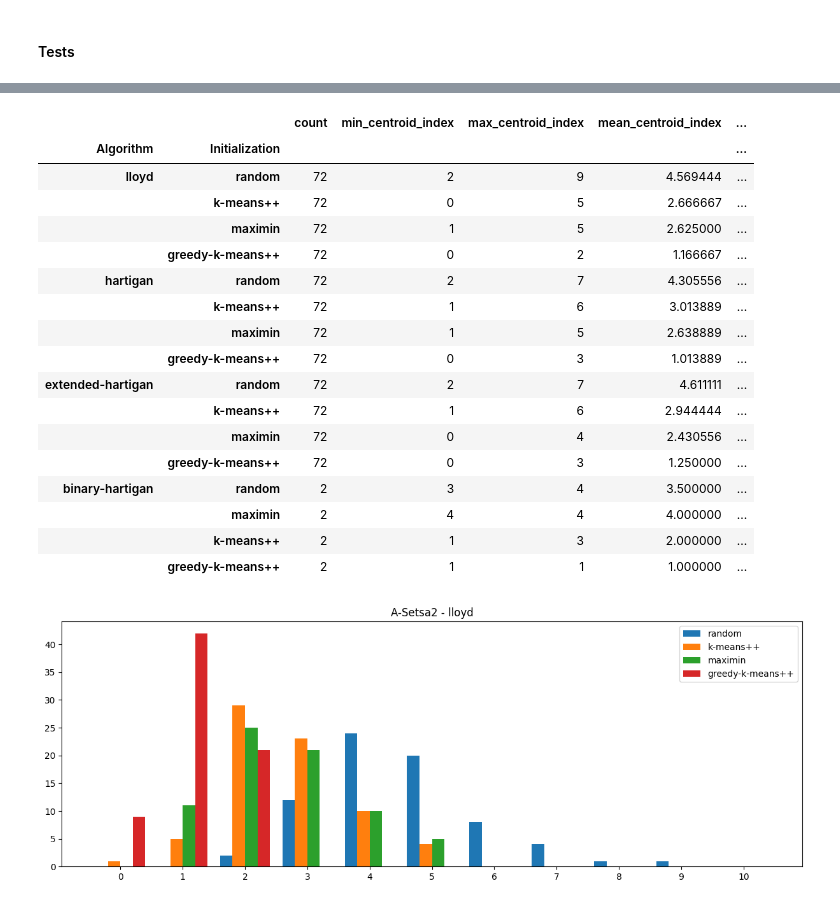
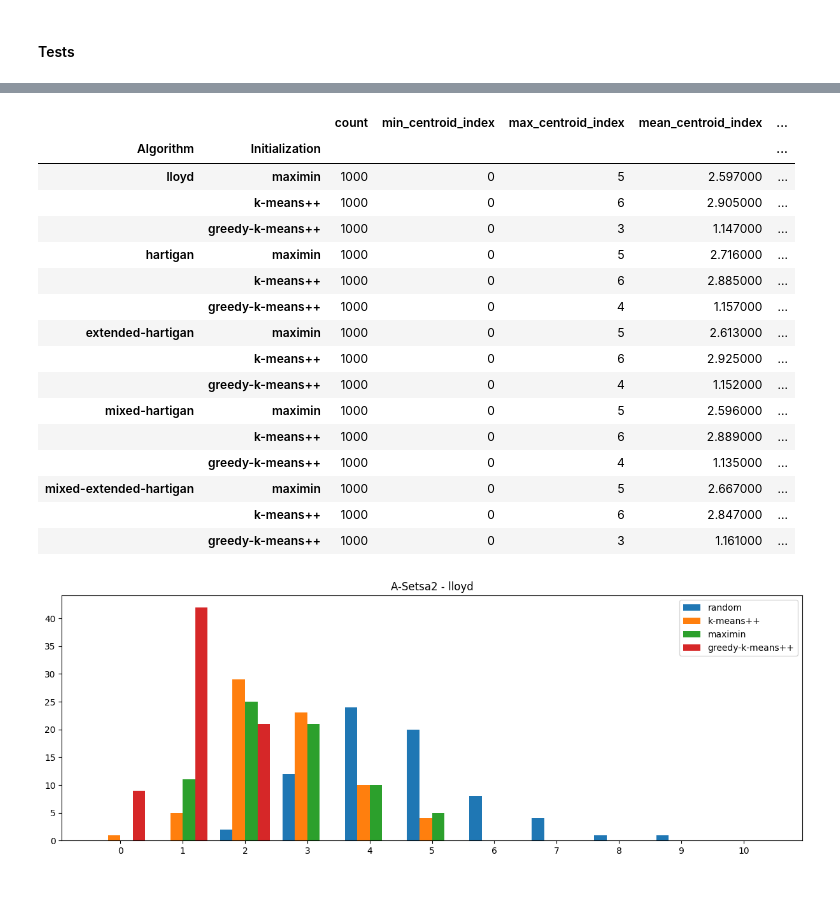
Before and after one commit to sstraccialini/k-means, a Jupyter notebook: kmeans.ipynb, the cells around one changed output, grey strips where cells are left out. Drawn from its saved outputs; the diff is of its cells as text; code cells hidden in the pictures.

```diff
--- a/kmeans.ipynb
+++ b/kmeans.ipynb
@@ -1253,24 +1264,23 @@ binary-hartigan with greedy-k-means++ initialization done
 # %%
-view_tests(['random', 'maximin', 'k-means++', 'greedy-k-means++'], ['lloyd', 'hartigan', 'extended-hartigan', 'binary-hartigan'], 'data/A-Sets/a2.txt')
+view_tests(['random', 'maximin', 'k-means++', 'greedy-k-means++'], ['lloyd', 'hartigan', 'extended-hartigan', 'mixed-hartigan', 'mixed-extended-hartigan'], 'data/A-Sets/a2.txt')
 # %% [output]
 |  |  | count | min_centroid_index | max_centroid_index | mean_centroid_index | ... |
 | Algorithm | Initialization |  |  |  |  | ... |
-| lloyd | random | 72 | 2 | 9 | 4.569444 | ... |
-|  | k-means++ | 72 | 0 | 5 | 2.666667 | ... |
-|  | maximin | 72 | 1 | 5 | 2.625000 | ... |
-|  | greedy-k-means++ | 72 | 0 | 2 | 1.166667 | ... |
-| hartigan | random | 72 | 2 | 7 | 4.305556 | ... |
-|  | k-means++ | 72 | 1 | 6 | 3.013889 | ... |
-|  | maximin | 72 | 1 | 5 | 2.638889 | ... |
-|  | greedy-k-means++ | 72 | 0 | 3 | 1.013889 | ... |
-| extended-hartigan | random | 72 | 2 | 7 | 4.611111 | ... |
-|  | k-means++ | 72 | 1 | 6 | 2.944444 | ... |
-|  | maximin | 72 | 0 | 4 | 2.430556 | ... |
-|  | greedy-k-means++ | 72 | 0 | 3 | 1.250000 | ... |
-| binary-hartigan | random | 2 | 3 | 4 | 3.500000 | ... |
-|  | maximin | 2 | 4 | 4 | 4.000000 | ... |
-|  | k-means++ | 2 | 1 | 3 | 2.000000 | ... |
-|  | greedy-k-means++ | 2 | 1 | 1 | 1.000000 | ... |
+| lloyd | maximin | 1000 | 0 | 5 | 2.597000 | ... |
+|  | k-means++ | 1000 | 0 | 6 | 2.905000 | ... |
+|  | greedy-k-means++ | 1000 | 0 | 3 | 1.147000 | ... |
+| hartigan | maximin | 1000 | 0 | 5 | 2.716000 | ... |
+|  | k-means++ | 1000 | 0 | 6 | 2.885000 | ... |
+|  | greedy-k-means++ | 1000 | 0 | 4 | 1.157000 | ... |
+| extended-hartigan | maximin | 1000 | 0 | 5 | 2.613000 | ... |
+|  | k-means++ | 1000 | 0 | 6 | 2.925000 | ... |
+|  | greedy-k-means++ | 1000 | 0 | 4 | 1.152000 | ... |
+| mixed-hartigan | maximin | 1000 | 0 | 5 | 2.596000 | ... |
+|  | k-means++ | 1000 | 0 | 6 | 2.889000 | ... |
+|  | greedy-k-means++ | 1000 | 0 | 4 | 1.135000 | ... |
+| mixed-extended-hartigan | maximin | 1000 | 0 | 5 | 2.667000 | ... |
+|  | k-means++ | 1000 | 0 | 6 | 2.847000 | ... |
+|  | greedy-k-means++ | 1000 | 0 | 3 | 1.161000 | ... |
 # %%
 centroid_id_histogram(['random', 'k-means++', 'maximin', 'greedy-k-means++'], ['lloyd', 'hartigan', 'extended-hartigan'], 'data/A-Sets/a2.txt')
 # %% [output]
```
Also changed, not shown: parts of 9 cells of this notebook, 10 other files.
